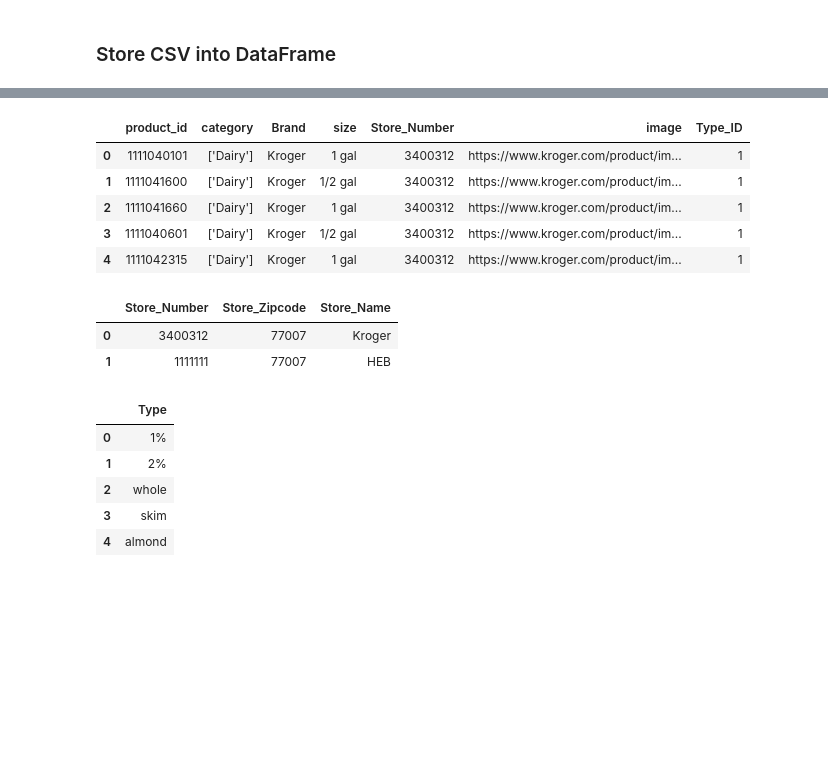
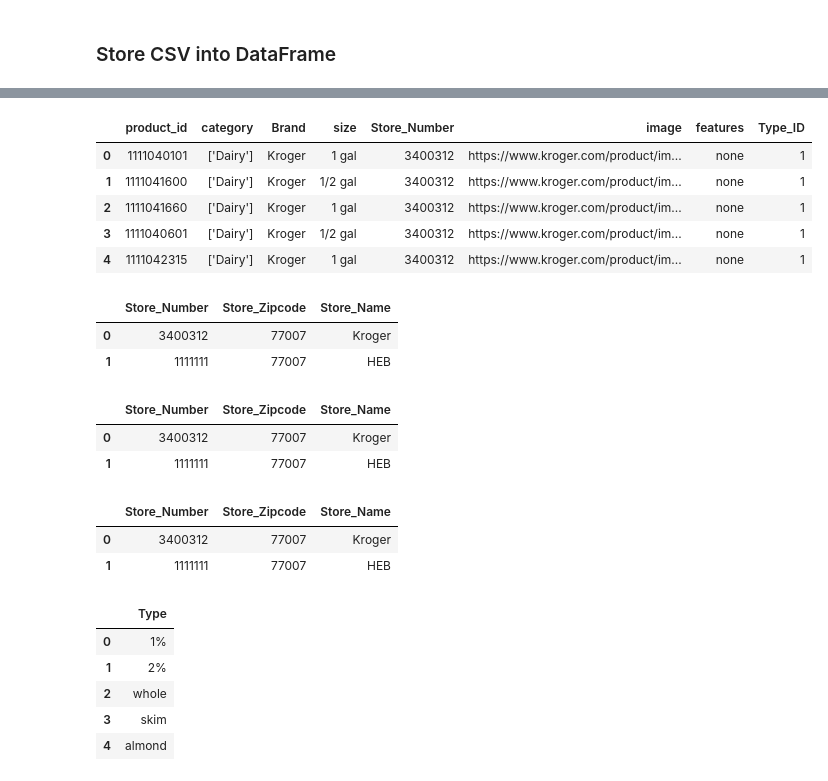
Before and after one commit to ykrasnikov/ETL-project, a Jupyter notebook: database/data_etl.ipynb, the cells around one changed output, grey strips where cells are left out. Saved outputs shown, nothing was run; the diff lists cells and outputs as text; code cells hidden in the pictures; blank space fills up the shorter version.

Commit message:
playing with drop duplicates'

```diff
--- a/database/data_etl.ipynb
+++ b/database/data_etl.ipynb
@@ -19,18 +19,18 @@ kroger_data_df.head()
 # %%
 milk_df = kroger_data_df
 milk_df = milk_df.drop(columns=['Unnamed: 0', 'description' , 'price.regular', 'price.promo', 'Date'])
-# features = {'none', 'none'}
-# milk_df['features'] = features
+features = 'none'
+milk_df['features'] = features
 milk_df = milk_df.rename(columns={"productId": "product_id", "brand": "Brand" , "categories" : "category" , 'Store_Id' : 'Store_Number'})
 milk_df['Type_ID'] = 1
 milk_df.head()
 # %% [output]
-|  | product_id | category | Brand | size | Store_Number | image | Type_ID |
-| 0 | 1111040101 | ['Dairy'] | Kroger | 1 gal | 3400312 | https://www.kroger.com/product/im... | 1 |
-| 1 | 1111041600 | ['Dairy'] | Kroger | 1/2 gal | 3400312 | https://www.kroger.com/product/im... | 1 |
-| 2 | 1111041660 | ['Dairy'] | Kroger | 1 gal | 3400312 | https://www.kroger.com/product/im... | 1 |
-| 3 | 1111040601 | ['Dairy'] | Kroger | 1/2 gal | 3400312 | https://www.kroger.com/product/im... | 1 |
-| 4 | 1111042315 | ['Dairy'] | Kroger | 1 gal | 3400312 | https://www.kroger.com/product/im... | 1 |
+|  | product_id | category | Brand | size | Store_Number | image | features | Type_ID |
+| 0 | 1111040101 | ['Dairy'] | Kroger | 1 gal | 3400312 | https://www.kroger.com/product/im... | none | 1 |
+| 1 | 1111041600 | ['Dairy'] | Kroger | 1/2 gal | 3400312 | https://www.kroger.com/product/im... | none | 1 |
+| 2 | 1111041660 | ['Dairy'] | Kroger | 1 gal | 3400312 | https://www.kroger.com/product/im... | none | 1 |
+| 3 | 1111040601 | ['Dairy'] | Kroger | 1/2 gal | 3400312 | https://www.kroger.com/product/im... | none | 1 |
+| 4 | 1111042315 | ['Dairy'] | Kroger | 1 gal | 3400312 | https://www.kroger.com/product/im... | none | 1 |
 # %%
 store_df = pd.DataFrame()
 store_id = 3400312 , 1111111
@@ -44,6 +44,26 @@ store_df.head()
 |  | Store_Number | Store_Zipcode | Store_Name |
 | 0 | 3400312 | 77007 | Kroger |
 | 1 | 1111111 | 77007 | HEB |
+# %%
+temp_milk =pd.DataFrame()
+store_id = 3400312 , 1111111
+temp_milk["Store_Number"] = store_id
+zipcode = 77007 , 77007
+temp_milk['Store_Zipcode'] = zipcode
+name = "Kroger" , "HEB"
+temp_milk['Store_Name'] = name
+temp_milk.head()
+# %% [output]
+|  | Store_Number | Store_Zipcode | Store_Name |
+| 0 | 3400312 | 77007 | Kroger |
+| 1 | 1111111 | 77007 | HEB |
+# %%
+temp_milk = pd.concat([temp_milk, store_df], axis=0).drop_duplicates().reset_index(drop=True)
+temp_milk.head()
+# %% [output]
+|  | Store_Number | Store_Zipcode | Store_Name |
+| 0 | 3400312 | 77007 | Kroger |
+| 1 | 1111111 | 77007 | HEB |
 # %%
 milk_type_df = pd.DataFrame()
 milk_type = ['1%' , "2%", 'whole', 'skim', 'almond', 'other']
```
Also changed, not shown: parts of 6 cells of this notebook.
